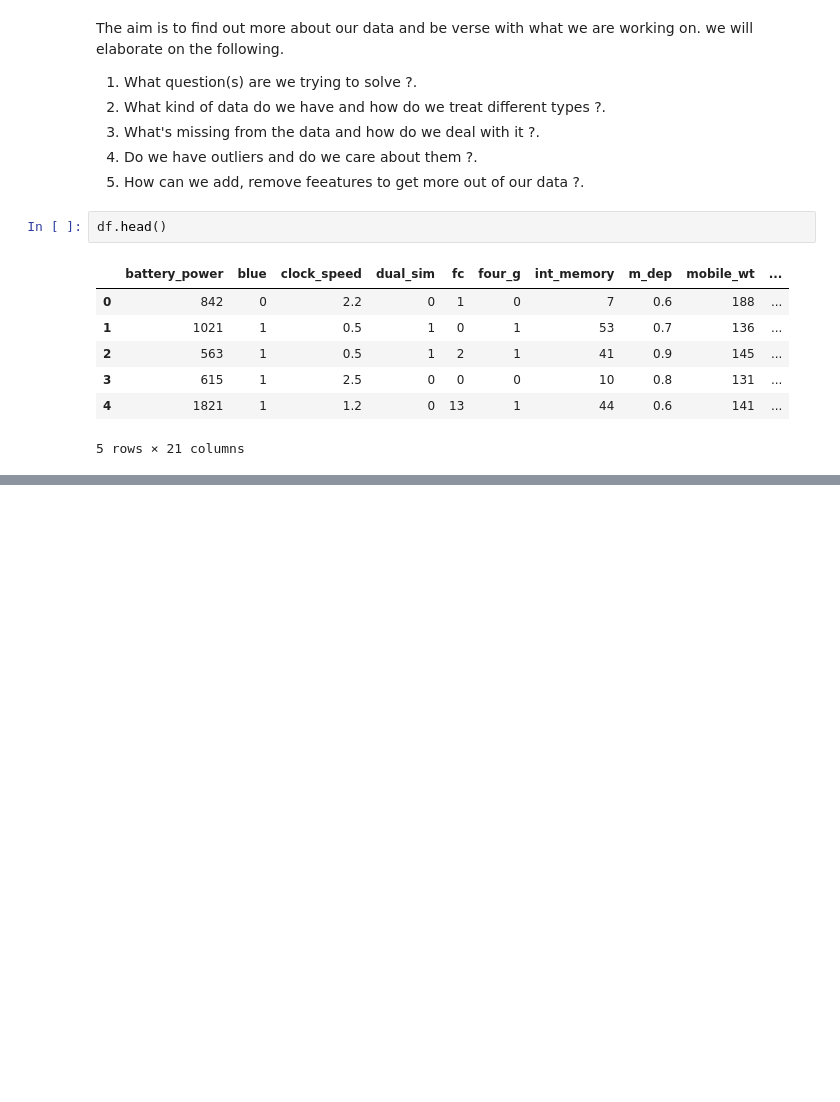
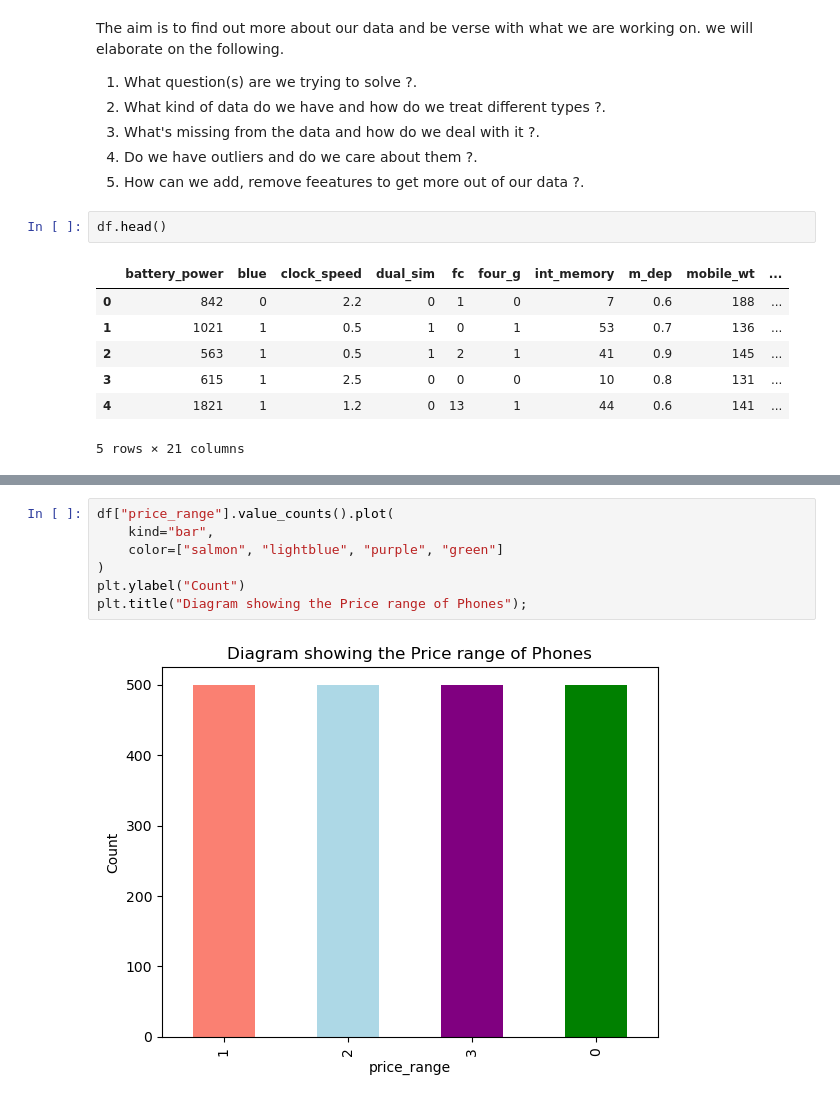
Before and after one commit to LivingstonTardzenyuy/Data-Science-Machine-Learning, a Jupyter notebook: Predicting Phone Price Range/end-to-end-Predicting-Phone-Price-Range.ipynb, the cells around one changed output, grey strips where cells are left out. Drawn from its saved outputs; the diff is of its cells as text; blank space fills up the shorter version.

Commit message:
Predicting Phone Price Range

```diff
--- a/Predicting Phone Price Range/end-to-end-Predicting-Phone-Price-Range.ipynb
+++ b/Predicting Phone Price Range/end-to-end-Predicting-Phone-Price-Range.ipynb
@@ -99,0 +172,9 @@ Name: count, dtype: int64
+# %%
+df["price_range"].value_counts().plot(
+    kind="bar",
+    color=["salmon", "lightblue", "purple", "green"]
+)
+plt.ylabel("Count")
+plt.title("Diagram showing the Price range of Phones");
+# %% [output]
+[figure, added]
```
Also changed, not shown: parts of 29 cells of this notebook, 1 other file.
